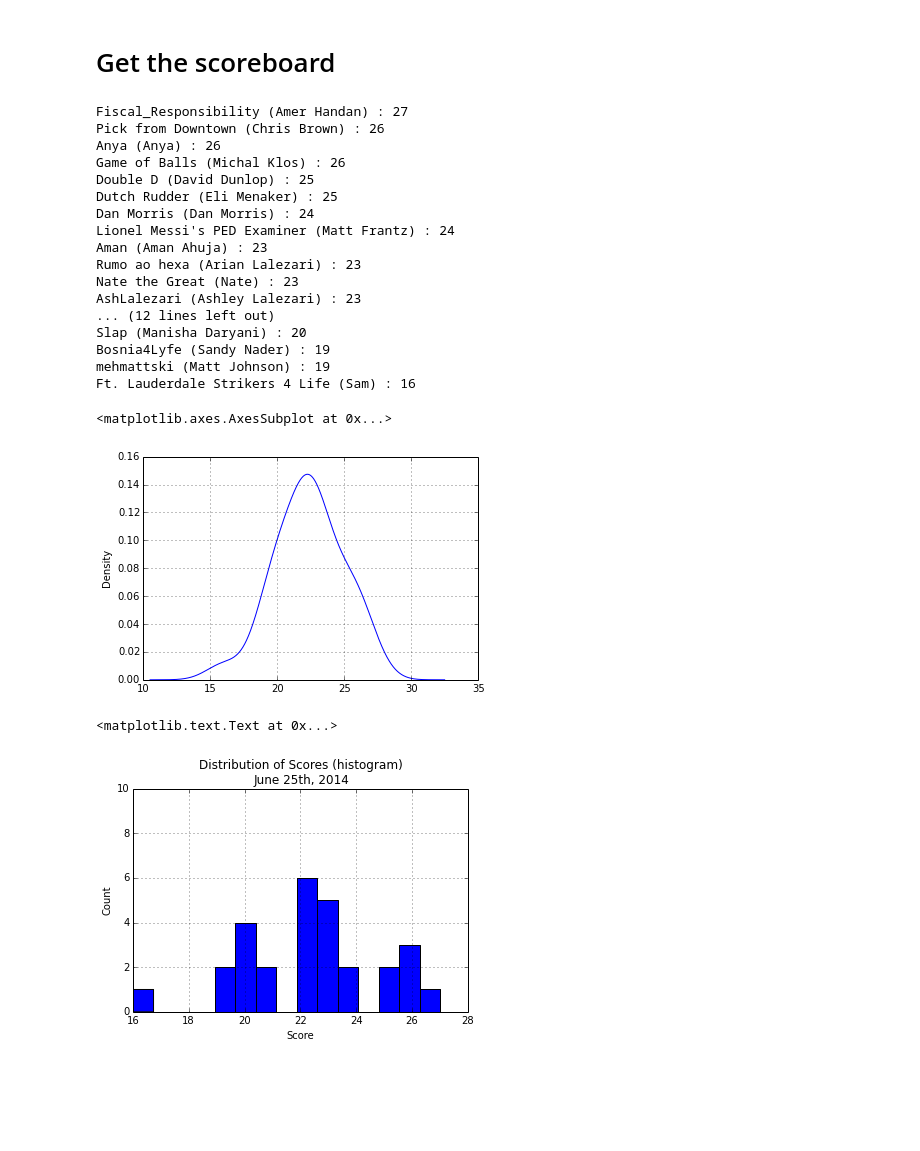
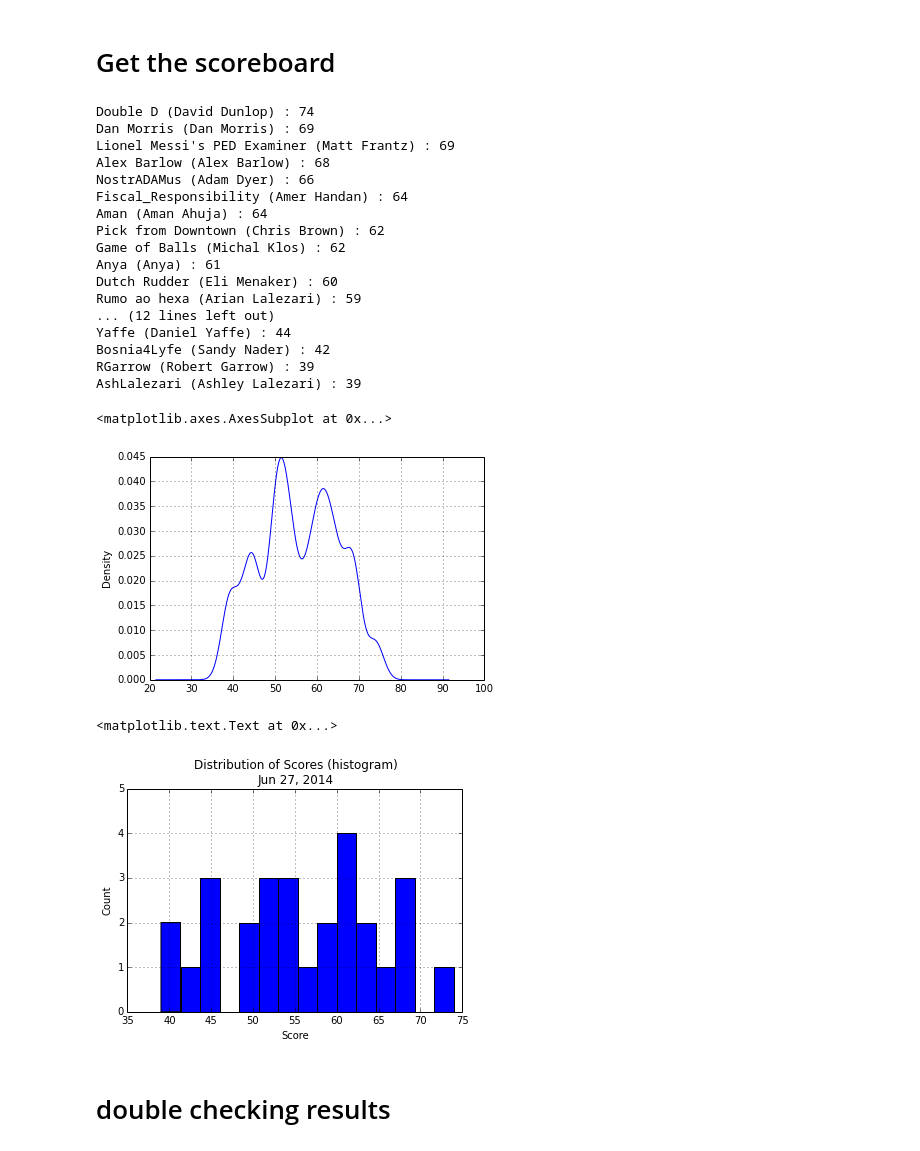
Before and after one commit to amanahuja/WorldCup, a Jupyter notebook: ScoreBoard.ipynb, the cells around one changed output. Saved outputs shown, nothing was run; the diff lists cells and outputs as text; code cells hidden in the pictures; blank space fills up the shorter version.

Commit message:
adding results on all group rankings and updated scoreboard

```diff
--- a/ScoreBoard.ipynb
+++ b/ScoreBoard.ipynb
@@ -18,8 +18,8 @@ all_brackets = {}
 for ifile in file_names:
     print 'processing ', ifile
     fname = os.path.join(INPUT_DIR, ifile)
-    bracket = Bracket(fname)
-    all_brackets[ifile] = bracket
+    ibracket = Bracket(fname)
+    all_brackets[ifile] = ibracket
 # %% [output]
 processing  DanMorris.csv
 processing  DavidDunlop.csv
@@ -53,29 +53,29 @@ scorelist = sorted(all_scores.iteritems(), key=itemgetter(1), reverse=True)
 for n,s in scorelist:
     print "{} : {}".format(n,s)
 # %% [output]
-Fiscal_Responsibility (Amer Handan) : 27
-Pick from Downtown (Chris Brown) : 26
-Anya (Anya) : 26
-Game of Balls (Michal Klos) : 26
-Double D (David Dunlop) : 25
-Dutch Rudder (Eli Menaker) : 25
-Dan Morris (Dan Morris) : 24
-Lionel Messi's PED Examiner (Matt Frantz) : 24
-Aman (Aman Ahuja) : 23
-Rumo ao hexa (Arian Lalezari) : 23
-Nate the Great (Nate) : 23
-AshLalezari (Ashley Lalezari) : 23
+Double D (David Dunlop) : 74
+Dan Morris (Dan Morris) : 69
+Lionel Messi's PED Examiner (Matt Frantz) : 69
+Alex Barlow (Alex Barlow) : 68
+NostrADAMus (Adam Dyer) : 66
+Fiscal_Responsibility (Amer Handan) : 64
+Aman (Aman Ahuja) : 64
+Pick from Downtown (Chris Brown) : 62
+Game of Balls (Michal Klos) : 62
+Anya (Anya) : 61
+Dutch Rudder (Eli Menaker) : 60
+Rumo ao hexa (Arian Lalezari) : 59
 ... (12 lines left out)
-Slap (Manisha Daryani) : 20
-Bosnia4Lyfe (Sandy Nader) : 19
-mehmattski (Matt Johnson) : 19
-Ft. Lauderdale Strikers 4 Life (Sam) : 16
+Yaffe (Daniel Yaffe) : 44
+Bosnia4Lyfe (Sandy Nader) : 42
+RGarrow (Robert Garrow) : 39
+AshLalezari (Ashley Lalezari) : 39
 # %%
 import pandas as pd
 # %%
 s = pd.Series(list(all_scores.viewvalues()))
 # %%
-s.plot(kind='kde')
+s.plot(kind='kde', bw_method=.2)
 # %% [output]
 <matplotlib.axes.AxesSubplot at 0x...>
-[figure, old version]
+[figure, new version]
@@ -82,9 +84,11 @@ s.plot(kind='kde')
 # %%
 s.hist(bins=15)
-ylim(0,10)
-title('Distribution of Scores (histogram)\nJune 25th, 2014')
+ylim(0,5)
+title('Distribution of Scores (histogram)\n{:%b %d, %Y}'.format(datetime.today()))
 xlabel('Score')
 ylabel('Count')
 # %% [output]
 <matplotlib.text.Text at 0x...>
-[figure, old version]
+[figure, new version]
+# %% [markdown]
+# double checking results
```
Also changed, not shown: parts of 6 cells of this notebook, 2 other files.
